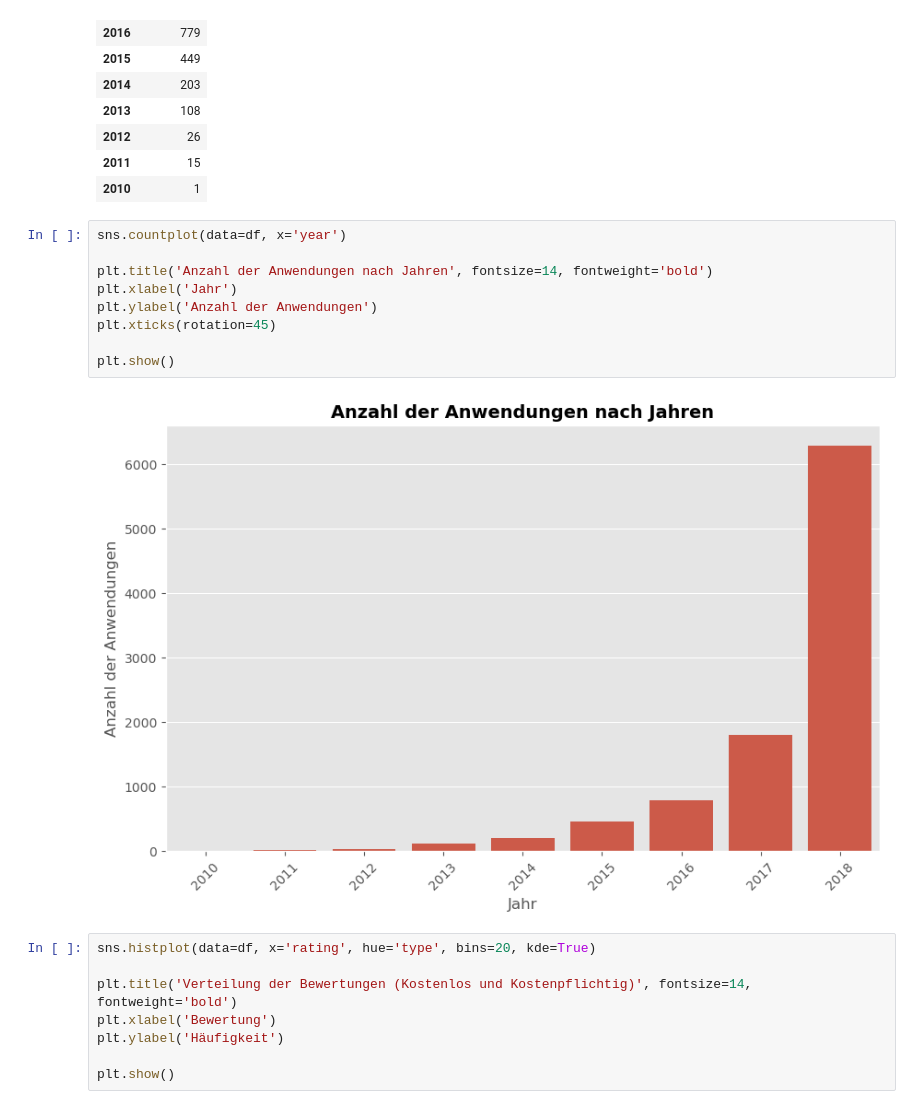
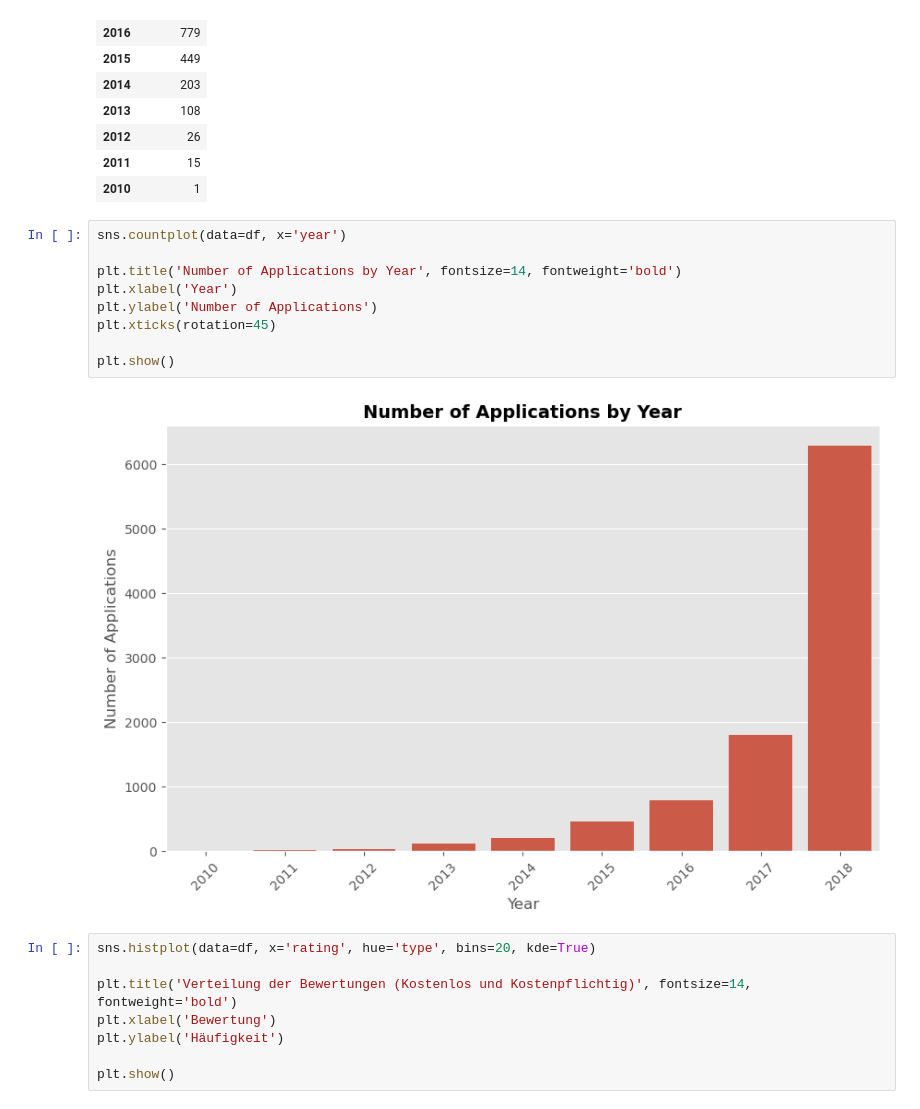
Before and after one commit to ozbakislar/google-play-store-eda, a Jupyter notebook: notebooks/google_play_store_eda_eng.ipynb, the cells around one changed output. Cells and saved outputs as stored; diff of their text form.

```diff
--- a/notebooks/google_play_store_eda_eng.ipynb
+++ b/notebooks/google_play_store_eda_eng.ipynb
@@ -1322,14 +1322,14 @@ pivot3
 # %%
 sns.countplot(data=df, x='year')
 
-plt.title('Anzahl der Anwendungen nach Jahren', fontsize=14, fontweight='bold')
-plt.xlabel('Jahr')
-plt.ylabel('Anzahl der Anwendungen')
+plt.title('Number of Applications by Year', fontsize=14, fontweight='bold')
+plt.xlabel('Year')
+plt.ylabel('Number of Applications')
 plt.xticks(rotation=45)
 
 plt.show()
 # %% [output]
-[figure, old version]
+[figure, new version]
 # %%
 sns.histplot(data=df, x='rating', hue='type', bins=20, kde=True)
 
```
Also changed, not shown: parts of 15 cells of this notebook, 1 other file.
